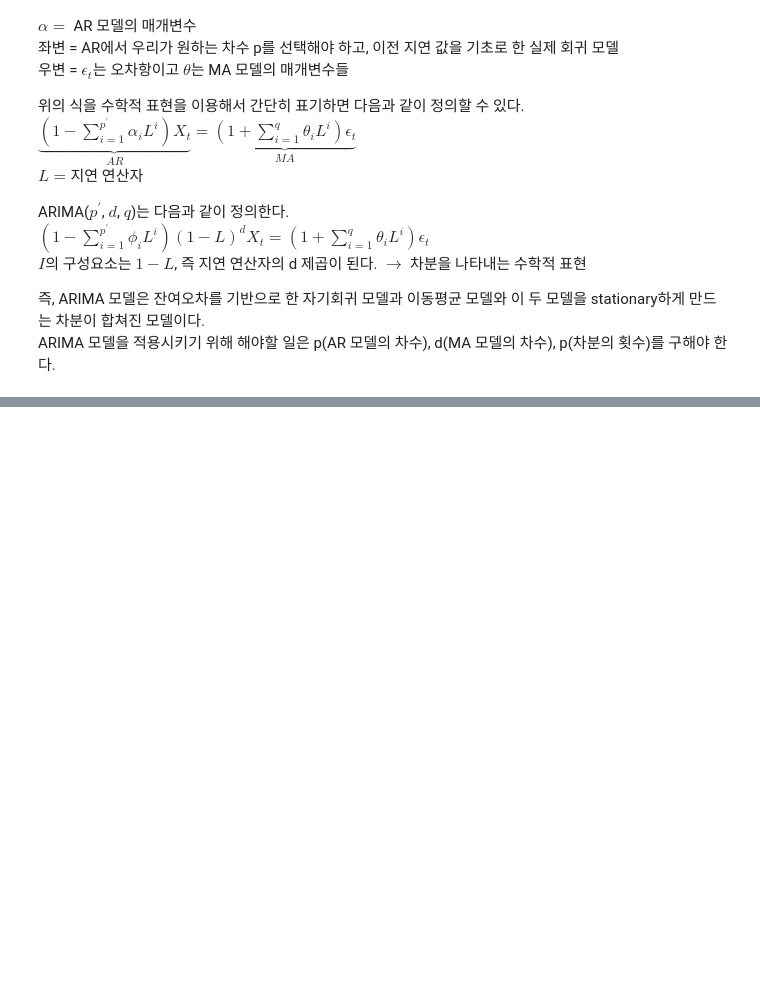
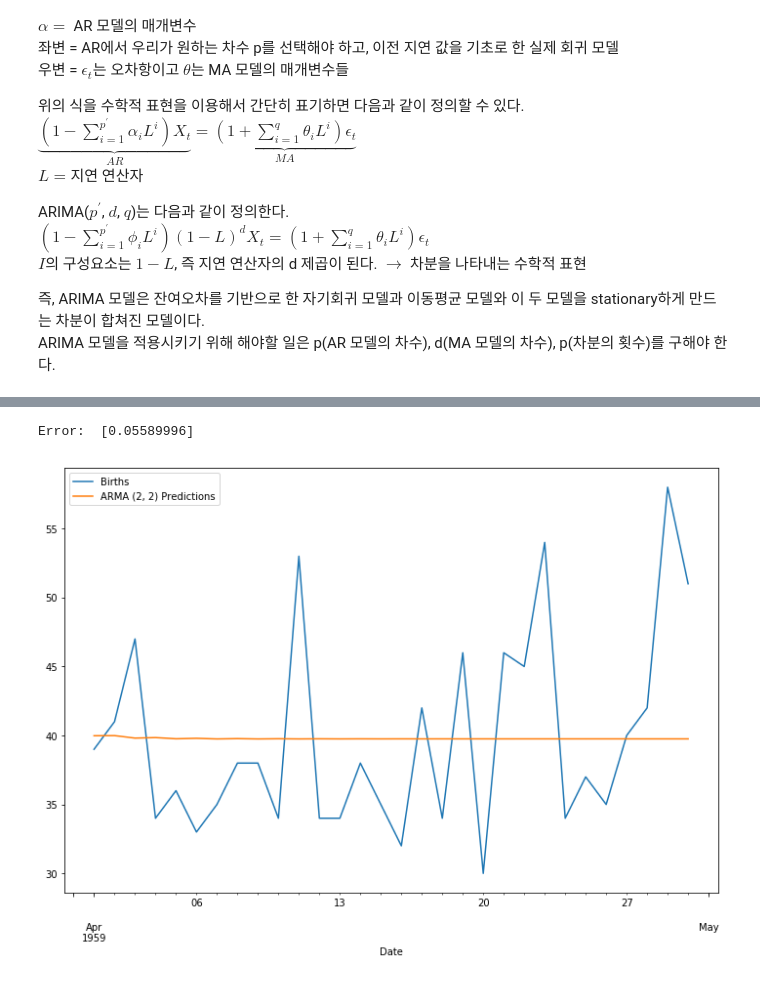
Before and after one commit to unknown-jun/Machine_Learning, a Jupyter notebook: Forecasting_Time_Series/3_General-Forecasting-Models/06_ARIMA.ipynb, the cells around one changed output, grey strips where cells are left out. Cells and saved outputs as stored; diff of their text form; code cells hidden in the pictures; blank space fills up the shorter version.

```diff
--- a/Forecasting_Time_Series/3_General-Forecasting-Models/06_ARIMA.ipynb
+++ b/Forecasting_Time_Series/3_General-Forecasting-Models/06_ARIMA.ipynb
@@ -183,0 +275,7 @@ Warnings:
+# %%
+train = df1.iloc[:90]
+test = df1.iloc[90:]
+
+model = ARMA(train['Births'], order=(2, 2))
+results = model.fit()
+results.summary()
@@ -183,0 +303,6 @@ Warnings:
+# %%
+start = len(train)
+end = len(train) + len(test) - 1
+
+predictions = results.predict(start, end).rename('ARMA (2, 2) Predictions')
+predictions
@@ -183,0 +327,7 @@ Warnings:
+# %%
+print('Error: ',test.mean().values-predictions.mean())
+test['Births'].plot(figsize=(12, 8), legend=True)
+predictions.plot(legend=True);
+# %% [output]
+Error:  [0.05589996]
+[figure, added]
```
Also changed, not shown: parts of 13 cells of this notebook, 4 other files.
